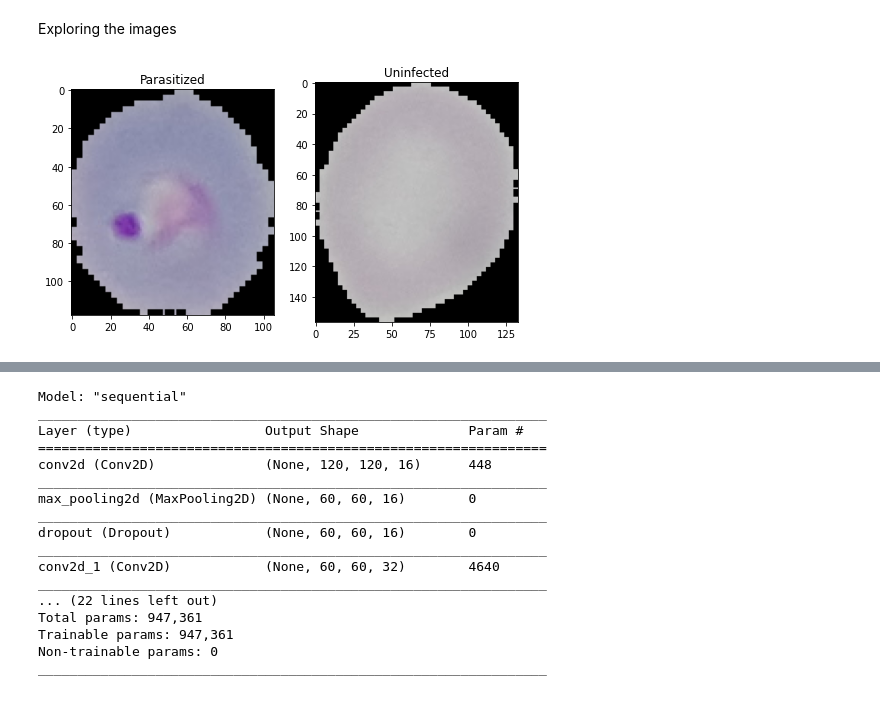
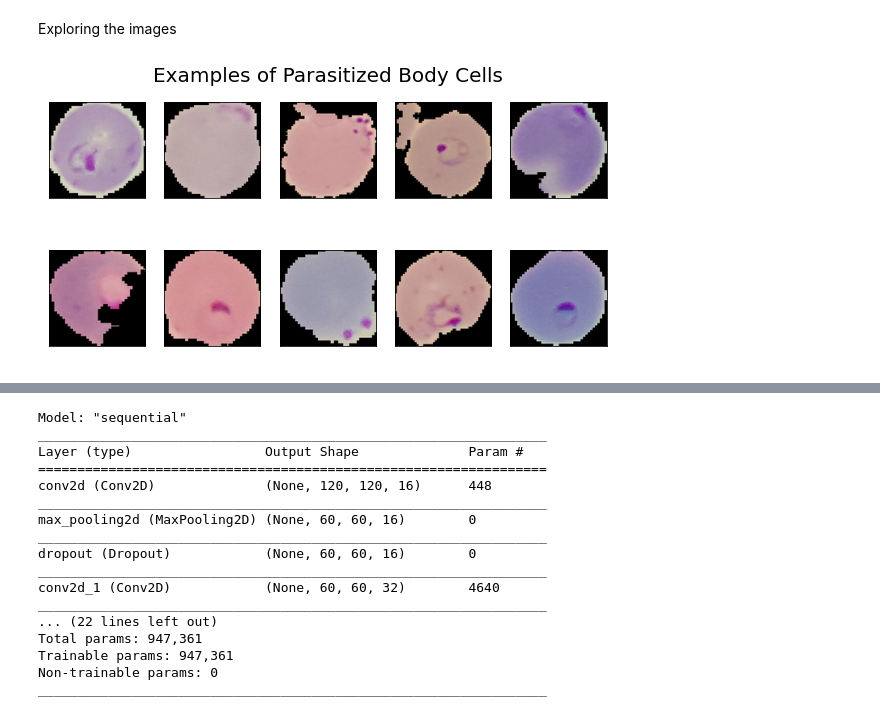
Before and after one commit to anirudh-g99/malaria-detection, a Jupyter notebook: source.ipynb, the cells around one changed output, grey strips where cells are left out. Drawn from its saved outputs; the diff is of its cells as text; code cells hidden in the pictures.

```diff
--- a/source.ipynb
+++ b/source.ipynb
@@ -107,33 +108,46 @@ No. of validation batches: 78
 No. of testing batches: 87
 # %% [markdown]
 Exploring the images
-# %%
-from PIL import Image
-infected_dir = os.path.join('cell_images','Parasitized')
-uninfected_dir = os.path.join('cell_images','Uninfected')
-
-# select random infected pic
-rand_norm = np.random.randint(0, len(os.listdir(infected_dir)))
-infected_pic = os.listdir(infected_dir)[rand_norm]
-infected_pic_address = os.path.join('cell_images','Parasitized',infected_pic)
-
-# select random uninfected pic
-rand_norm = np.random.randint(0, len(os.listdir(uninfected_dir)))
-uninfected_pic = os.listdir(uninfected_dir)[rand_norm]
-uninfected_pic_address = os.path.join('cell_images','Uninfected',uninfected_pic)
-
-# load the images
-infected_load = Image.open(infected_pic_address)
-uninfected_load = Image.open(uninfected_pic_address)
-
-# plot the images
-f = plt.figure(figsize= (8,8))
-a1 = f.add_subplot(1,2,1)
-img_plot = plt.imshow(infected_load, cmap='gray')
-a1.set_title('Parasitized');
-
-a2 = f.add_subplot(1, 2, 2)
-img_plot = plt.imshow(uninfected_load, cmap='gray')
-a2.set_title('Uninfected');
-# %% [output]
-[figure, removed]
+# %%
+import random
+random_seed=33
+# To help reduce memory usage
+import gc
+import time
+def cleanup():
+    gc.collect()
+    time.sleep(10)
+# %%
+'''
+root_dir = 'cell_images'
+class_dirs = ['Parasitized','Uninfected']
+'''
+from PIL import Image
+import os
+from tqdm import tqdm_notebook
+
+images_address=os.listdir(os.path.join(root_dir,class_dirs[0]))
+images_address.remove('Thumbs.db')
+parasitized_data=np.zeros((len(images_address),120,120,3),dtype=np.int16)
+
+for ind,img_address in tqdm_notebook(enumerate(images_address),total=len(images_address)):
+    img=Image.open(os.path.join(root_dir,class_dirs[0],img_address))
+    img=img.resize((120,120),Image.ANTIALIAS)
+    img=np.asarray(img)
+    img=img.astype(np.int16)
+    parasitized_data[ind]=img
+cleanup()
+
+np.random.seed(random_seed)
+random_10=np.random.randint(0,parasitized_data.shape[0],size=10)
+fig=plt.figure(figsize=(10,5))
+plt.title("Examples of Parasitized Body Cells",fontsize=20)
+plt.axis('off')
+for ind,rand in enumerate(random_10):
+    ax_n=fig.add_subplot(2,5,ind+1)
+    ax_n.imshow(parasitized_data[rand])
+    ax_n.get_xaxis().set_visible(False)
+    ax_n.get_yaxis().set_visible(False)
+plt.show()
+# %% [output]
+[figure, added]
```
Also changed, not shown: parts of 19 cells of this notebook.
